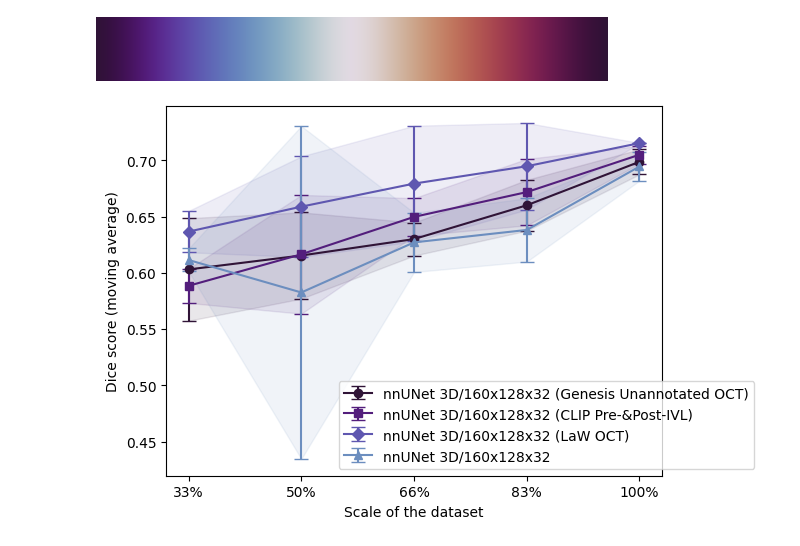
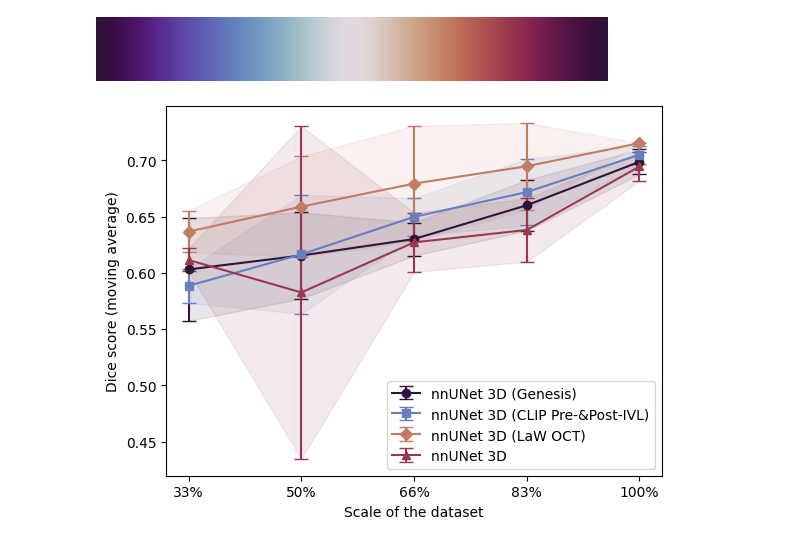
Before and after one commit to icekang/master_thesis, a Jupyter notebook: result figure generator/scale_analysis_plot.ipynb, the cells around one changed output. Cells and saved outputs as stored; diff of their text form; code cells hidden in the pictures.

```diff
--- a/result figure generator/scale_analysis_plot.ipynb
+++ b/result figure generator/scale_analysis_plot.ipynb
@@ -4,6 +4,12 @@ import matplotlib as mpl
 import pandas as pd
 # %%
 avg_scale_analyse = pd.read_csv('scale_analysis_results.csv', index_col=0).iloc[:4, :5].astype(float)
+avg_scale_analyse.index = [
+    'nnUNet 3D (Genesis)',
+    'nnUNet 3D (CLIP Pre-&Post-IVL)',
+    'nnUNet 3D (LaW OCT)',
+    'nnUNet 3D',
+]
 avg_scale_analyse
 # %% [output]
 |  | 33% | 50% | 66% | 83% | 100% |
@@ -14,5 +20,11 @@ avg_scale_analyse
 # %%
 std_scale_analyse = pd.read_csv('scale_analysis_results.csv', index_col=0).iloc[6:10, :5].astype(float)
+std_scale_analyse.index = [
+    'nnUNet 3D (Genesis)',
+    'nnUNet 3D (CLIP Pre-&Post-IVL)',
+    'nnUNet 3D (LaW OCT)',
+    'nnUNet 3D',
+]
 std_scale_analyse
 # %% [output]
 |  | 33% | 50% | 66% | 83% | 100% |
@@ -42,23 +54,24 @@ cmap
 # %%
 fig, ax = plt.subplots()
 
-ranges = range(0, 200, 200//len(avg_scale_analyse))
+ranges = range(0, 550, 550//len(avg_scale_analyse))
+ranges = [0, 137, 350, 411]
 colors = [cmap(i) for i in ranges]
 alpha = 0.1
 markers = ['o', 's', 'D', '^']
 for i in range(len(avg_scale_analyse)):
     data = avg_scale_analyse.iloc[i, :]
     moving_avg = data.rolling(min_periods=1, window=3).mean()
 
     ax.errorbar(avg_scale_analyse.columns, moving_avg, yerr=std_scale_analyse.iloc[i, :], label=avg_scale_analyse.iloc[i, :].name, marker=markers[i], capsize=5, color=colors[i])
     ax.fill_between(avg_scale_analyse.columns, moving_avg - std_scale_analyse.iloc[i, :], moving_avg + std_scale_analyse.iloc[i, :], alpha=alpha, color=colors[i])
 
 ax.set_xlabel('Scale of the dataset')
 ax.set_ylabel('Dice score (moving average)')
 
-ax.legend(loc='lower right', bbox_to_anchor=(1.2, 0))
+ax.legend(loc='lower right') #, bbox_to_anchor=(1.2, 0)
 
 fig.savefig('discussion_scale_analysis.png', dpi=1000, bbox_inches='tight')
 plt.show()
 # %% [output]
-[figure, old version]
+[figure, new version]
```
Also changed, not shown: parts of 4 cells of this notebook, 12 other files.
